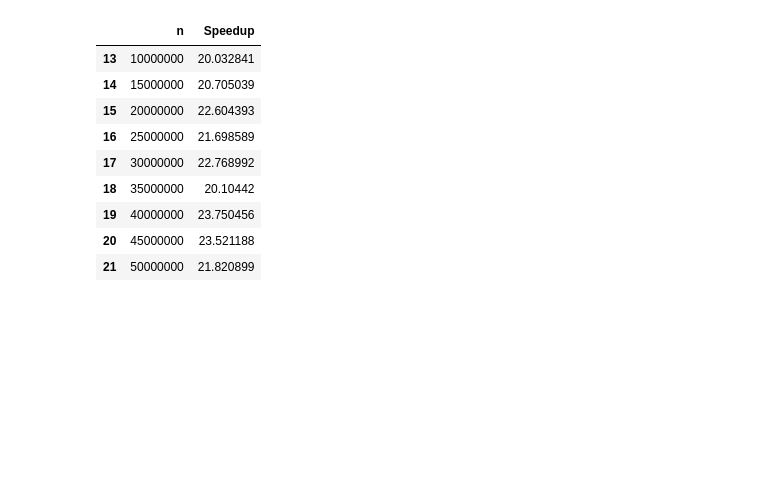
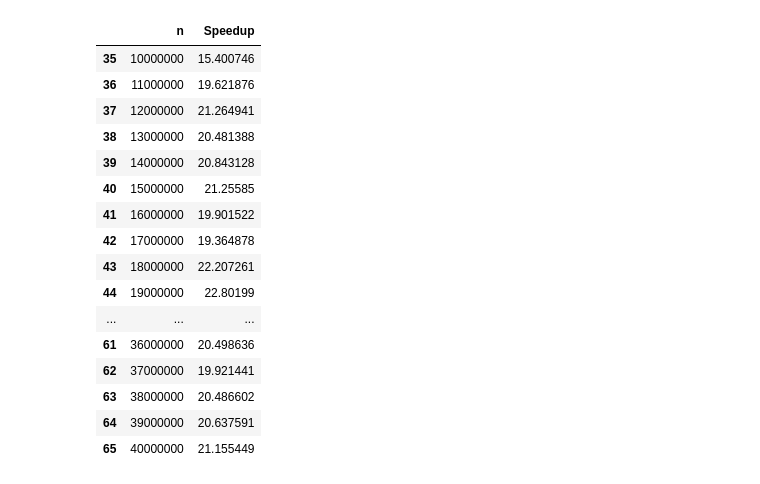
Before and after one commit to sshe0113/FIT3143_lab01, a Jupyter notebook: task2_graph3.ipynb, the cells around one changed output. Saved outputs shown, nothing was run; the diff lists cells and outputs as text; code cells hidden in the pictures; blank space fills up the shorter version.

```diff
--- a/task2_graph3.ipynb
+++ b/task2_graph3.ipynb
@@ -30,18 +37,25 @@ t1_8
 # %%
-t1_32 = t1.iloc[13:22, [0,5]].copy()
+t1_32 = t1.iloc[35:66, [0,5]].copy()
 
 t1_32
 # %% [output]
 |  | n | Speedup |
-| 13 | 10000000 | 20.032841 |
-| 14 | 15000000 | 20.705039 |
-| 15 | 20000000 | 22.604393 |
-| 16 | 25000000 | 21.698589 |
-| 17 | 30000000 | 22.768992 |
-| 18 | 35000000 | 20.10442 |
-| 19 | 40000000 | 23.750456 |
-| 20 | 45000000 | 23.521188 |
-| 21 | 50000000 | 21.820899 |
+| 35 | 10000000 | 15.400746 |
+| 36 | 11000000 | 19.621876 |
+| 37 | 12000000 | 21.264941 |
+| 38 | 13000000 | 20.481388 |
+| 39 | 14000000 | 20.843128 |
+| 40 | 15000000 | 21.25585 |
+| 41 | 16000000 | 19.901522 |
+| 42 | 17000000 | 19.364878 |
+| 43 | 18000000 | 22.207261 |
+| 44 | 19000000 | 22.80199 |
+| ... | ... | ... |
+| 61 | 36000000 | 20.498636 |
+| 62 | 37000000 | 19.921441 |
+| 63 | 38000000 | 20.486602 |
+| 64 | 39000000 | 20.637591 |
+| 65 | 40000000 | 21.155449 |
 # %%
 df1 = pd.merge(t1_8, t1_32, on='n')
 
```
Also changed, not shown: parts of 9 cells of this notebook, 6 other files.
